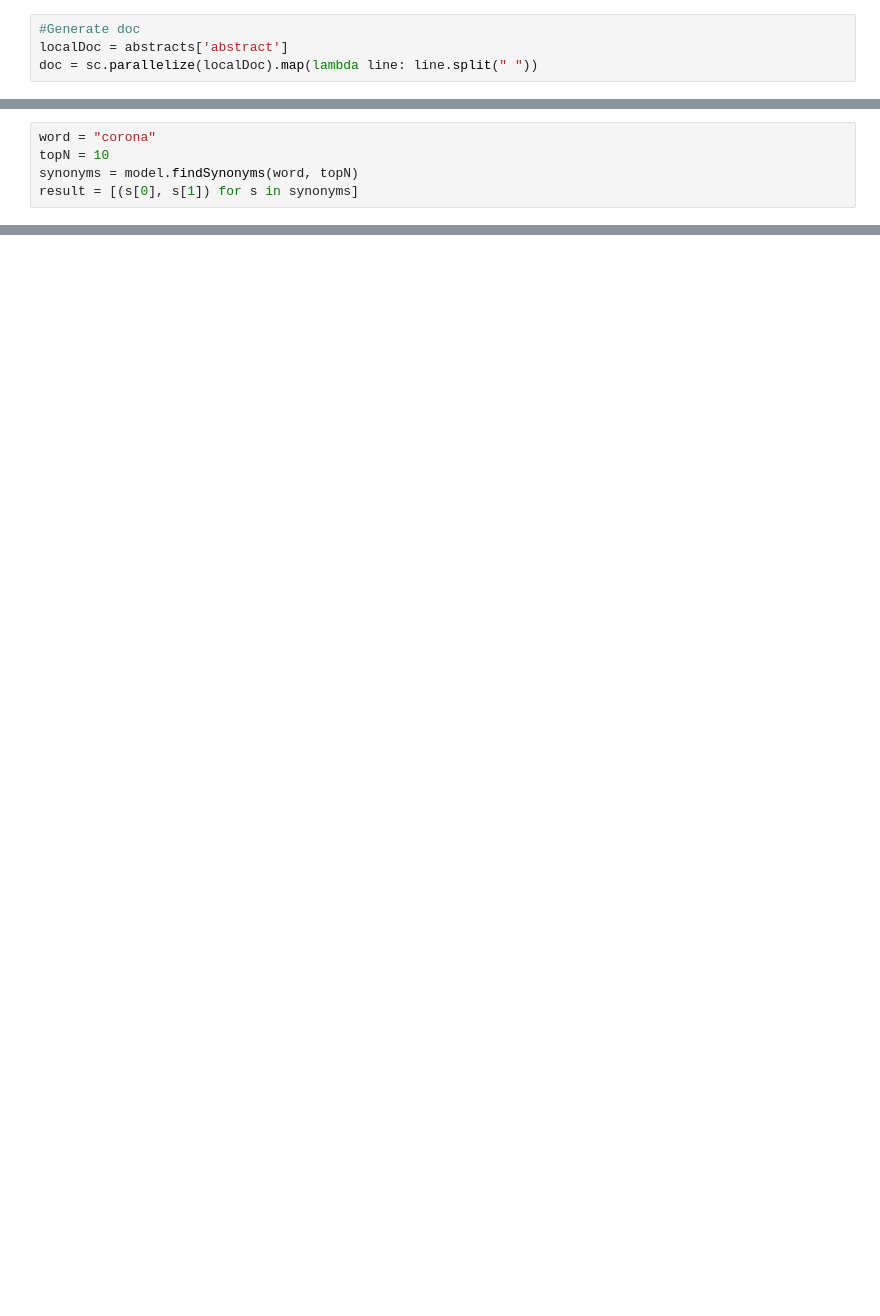
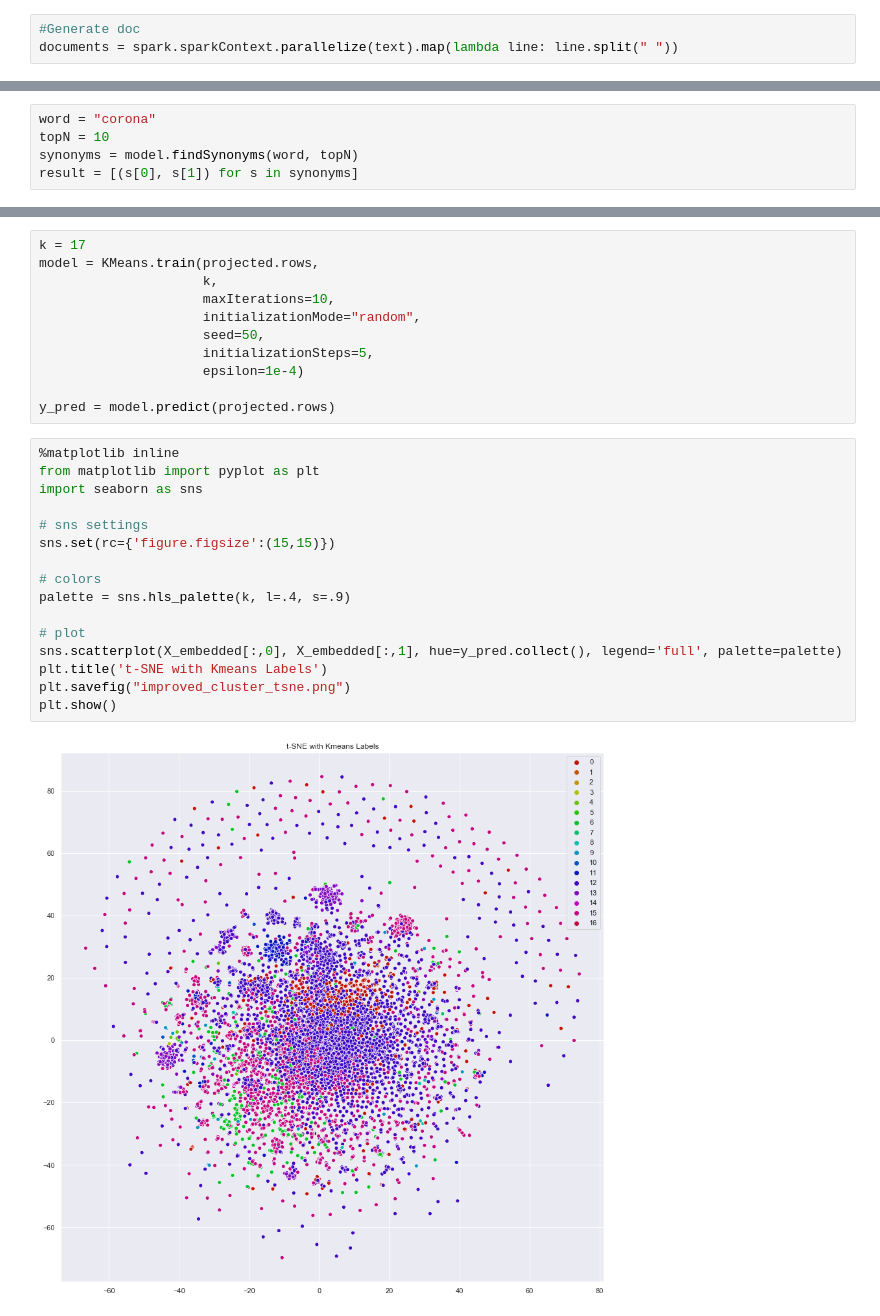
Before and after one commit to mehrotrasan16/CORDTopicBasedSearchEngine-CS535, a Jupyter notebook: CS535-Team5-TopicBasedSearchEngine-CORD-19.ipynb, the cells around one changed output, grey strips where cells are left out. Cells and saved outputs as stored; diff of their text form; blank space fills up the shorter version.

```diff
--- a/CS535-Team5-TopicBasedSearchEngine-CORD-19.ipynb
+++ b/CS535-Team5-TopicBasedSearchEngine-CORD-19.ipynb
@@ -818,5 +1146,4 @@ sc = SparkContext()
 # %%
 #Generate doc
-localDoc = abstracts['abstract']
-doc = sc.parallelize(localDoc).map(lambda line: line.split(" "))
+documents = spark.sparkContext.parallelize(text).map(lambda line: line.split(" "))
 # %%
@@ -842,0 +1592,29 @@ result
+# %%
+k = 17
+model = KMeans.train(projected.rows,
+                     k,
+                     maxIterations=10,
+                     initializationMode="random",
+                     seed=50,
+                     initializationSteps=5,
+                     epsilon=1e-4)
+
+y_pred = model.predict(projected.rows)
+# %%
+%matplotlib inline
+from matplotlib import pyplot as plt
+import seaborn as sns
+
+# sns settings
+sns.set(rc={'figure.figsize':(15,15)})
+
+# colors
+palette = sns.hls_palette(k, l=.4, s=.9)
+
+# plot
+sns.scatterplot(X_embedded[:,0], X_embedded[:,1], hue=y_pred.collect(), legend='full', palette=palette)
+plt.title('t-SNE with Kmeans Labels')
+plt.savefig("improved_cluster_tsne.png")
+plt.show()
+# %% [output]
+[figure, added]
```
Also changed, not shown: parts of 85 cells of this notebook.
